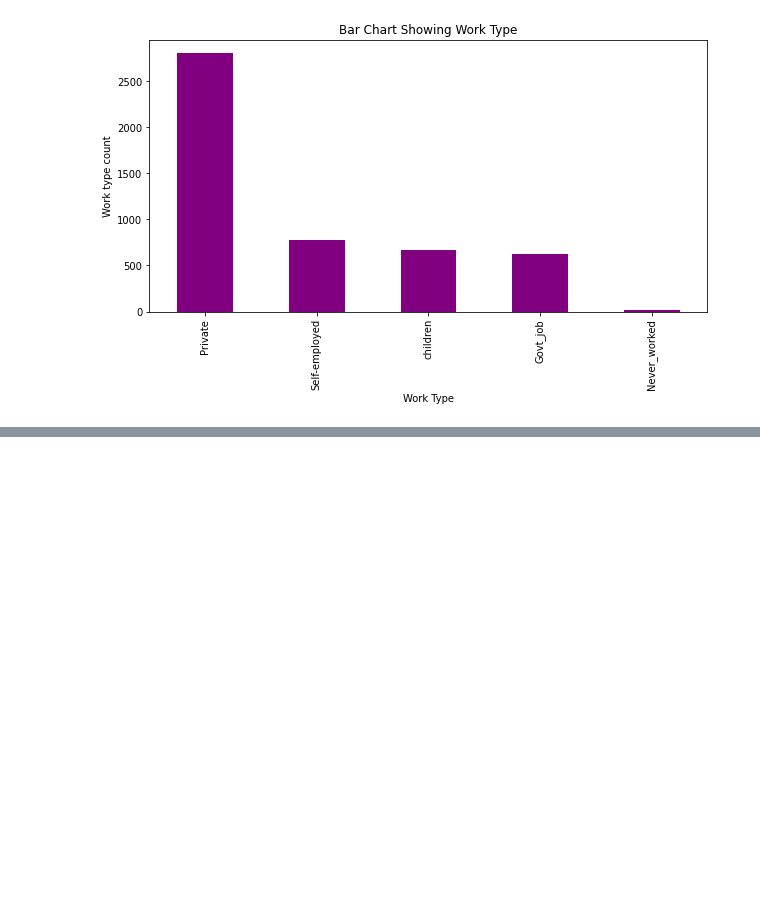
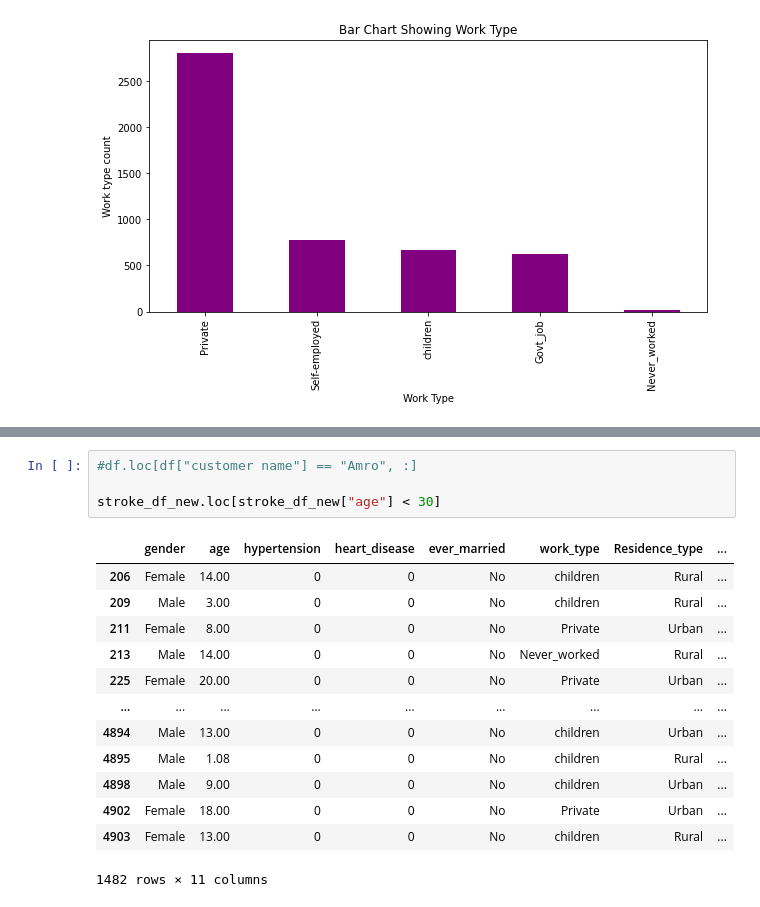
Before and after one commit to ruchisharma19/Project-4-Data-Doctors, a Jupyter notebook: Untitled.ipynb, the cells around one changed output, grey strips where cells are left out. Saved outputs shown, nothing was run; the diff lists cells and outputs as text; blank space fills up the shorter version.

```diff
--- a/Untitled.ipynb
+++ b/Untitled.ipynb
@@ -200,0 +233,18 @@ plt.savefig("./images/work_type_bar_chart.png")
+# %%
+#df.loc[df["customer name"] == "Amro", :]
+
+stroke_df_new.loc[stroke_df_new["age"] < 30]
+# %% [output]
+|  | gender | age | hypertension | heart_disease | ever_married | work_type | Residence_type | ... |
+| 206 | Female | 14.00 | 0 | 0 | No | children | Rural | ... |
+| 209 | Male | 3.00 | 0 | 0 | No | children | Rural | ... |
+| 211 | Female | 8.00 | 0 | 0 | No | Private | Urban | ... |
+| 213 | Male | 14.00 | 0 | 0 | No | Never_worked | Rural | ... |
+| 225 | Female | 20.00 | 0 | 0 | No | Private | Urban | ... |
+| ... | ... | ... | ... | ... | ... | ... | ... | ... |
+| 4894 | Male | 13.00 | 0 | 0 | No | children | Urban | ... |
+| 4895 | Male | 1.08 | 0 | 0 | No | children | Rural | ... |
+| 4898 | Male | 9.00 | 0 | 0 | No | children | Urban | ... |
+| 4902 | Female | 18.00 | 0 | 0 | No | Private | Urban | ... |
+| 4903 | Female | 13.00 | 0 | 0 | No | children | Rural | ... |
+1482 rows × 11 columns
```
Also changed, not shown: parts of 8 cells of this notebook, 3 other files.
